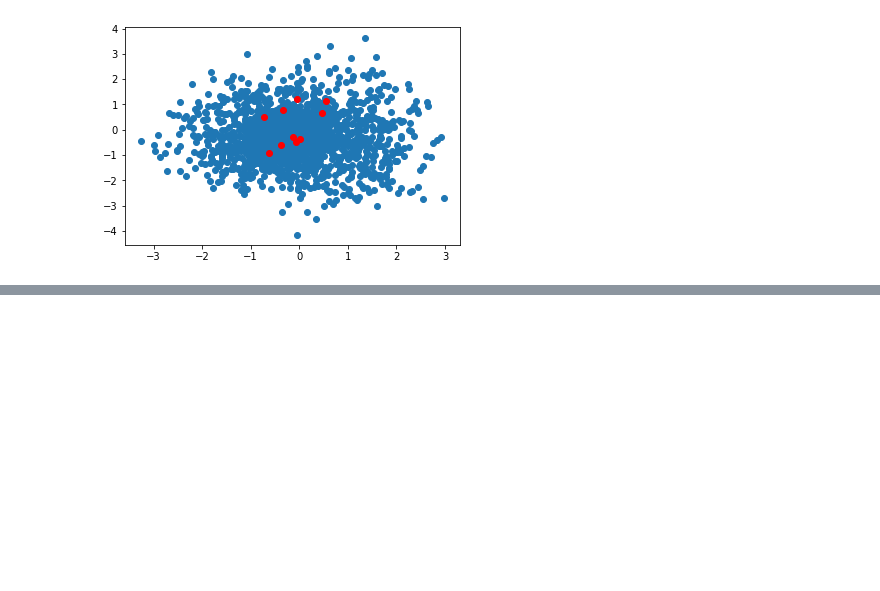
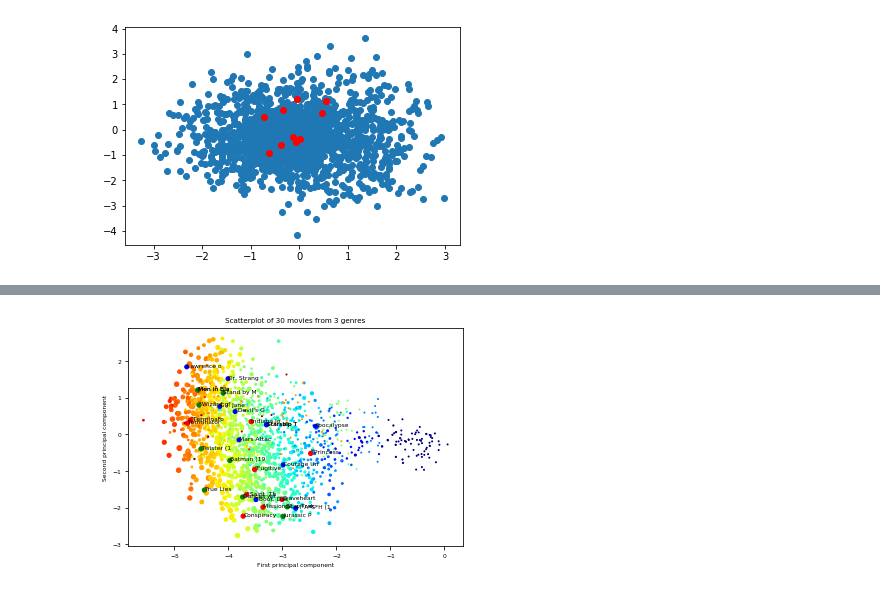
Before and after one commit to miladtaghavi/Miniproject2, a Jupyter notebook: Surprise Factorization.ipynb, the cells around one changed output, grey strips where cells are left out. Cells and saved outputs as stored; diff of their text form; code cells hidden in the pictures; blank space fills up the shorter version.

```diff
--- a/Surprise Factorization.ipynb
+++ b/Surprise Factorization.ipynb
@@ -748,0 +779,35 @@ for i in star_idx:
+# %%
+action_movies = [movie for movie in movies.values() if movie.genres[1]]
+action_movies.sort(key=lambda x: x.n_ratings, reverse=True)
+action_movies_idx = [movie.idx for movie in action_movies[10:20]]
+
+adv_movies = [movie for movie in movies.values() if movie.genres[2]]
+adv_movies.sort(key=lambda x: x.n_ratings, reverse=True)
+adv_movies_idx = [movie.idx for movie in adv_movies[10:20]]
+
+war_movies = [movie for movie in movies.values() if movie.genres[17]]
+war_movies.sort(key=lambda x: x.n_ratings, reverse=True)
+war_movies_idx = [movie.idx for movie in war_movies[10:20]]
+# %%
+# Scatter the 2 dimensions of the reduced V
+plt.figure()
+plt.scatter(V_red[0, :], V_red[1, :], c=scores, s=np.sqrt(nratings), cmap='jet')
+# Overlay 10 arbitrary movies
+for i in action_movies_idx:
+    plt.scatter(V_red[0, clf.trainset.to_inner_iid(str(i))], V_red[1, clf.trainset.to_inner_iid(str(i))], c='r', s=np.sqrt(np.array([movies[i].n_ratings for i in action_movies_idx])))
+    plt.annotate(movies[i].name[:10], (V_red[0, clf.trainset.to_inner_iid(str(i))], V_red[1, clf.trainset.to_inner_iid(str(i))]))
+
+for i in adv_movies_idx:
+    plt.scatter(V_red[0, clf.trainset.to_inner_iid(str(i))], V_red[1, clf.trainset.to_inner_iid(str(i))], c='g', s=np.sqrt(np.array([movies[i].n_ratings for i in adv_movies_idx])))
+    plt.annotate(movies[i].name[:10], (V_red[0, clf.trainset.to_inner_iid(str(i))], V_red[1, clf.trainset.to_inner_iid(str(i))]))
+
+for i in war_movies_idx:
+    plt.scatter(V_red[0, clf.trainset.to_inner_iid(str(i))], V_red[1, clf.trainset.to_inner_iid(str(i))], c='b', s=np.sqrt(np.array([movies[i].n_ratings for i in war_movies_idx])))
+    plt.annotate(movies[i].name[:10], (V_red[0, clf.trainset.to_inner_iid(str(i))], V_red[1, clf.trainset.to_inner_iid(str(i))]))
+
+plt.title("Scatterplot of 30 movies from 3 genres")
+plt.xlabel("First principal component")
+plt.ylabel("Second principal component")
+plt.savefig("./Visualizations/3Genres.png", dpi=300)
+# %% [output]
+[figure, added]
```
Also changed, not shown: parts of 5 cells of this notebook, 15 other files.
